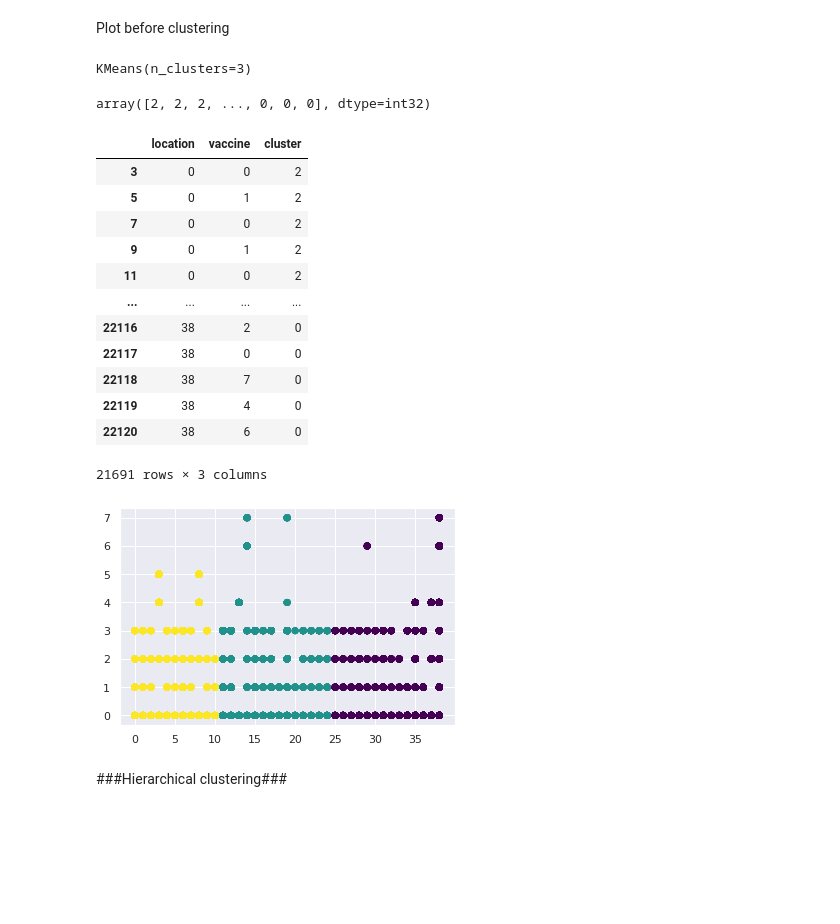
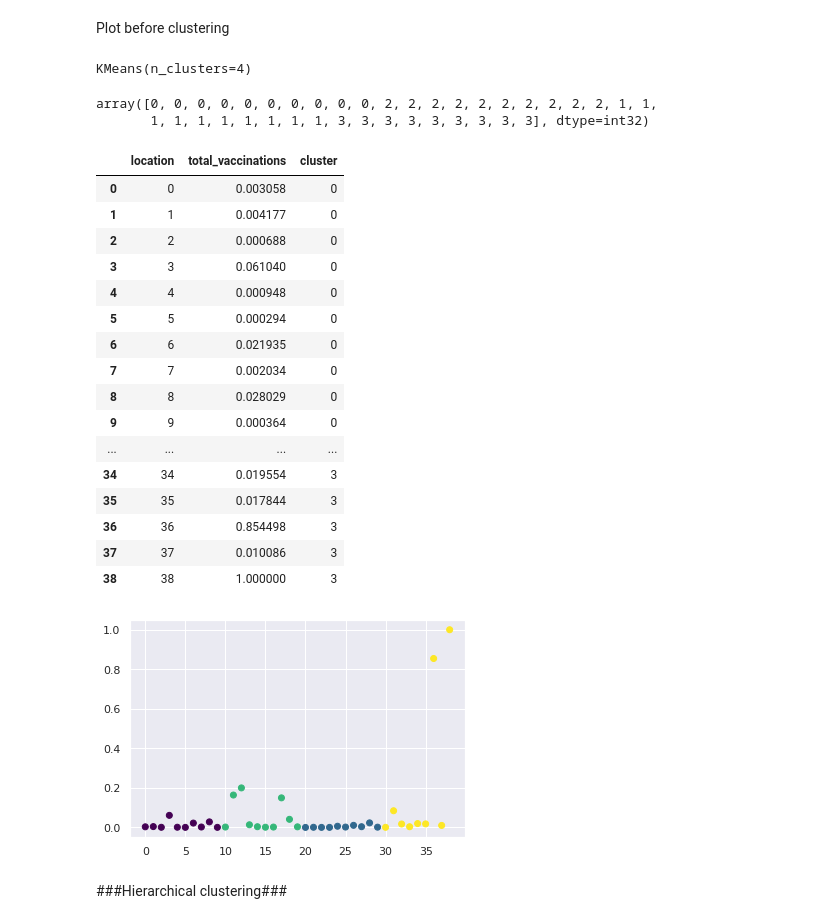
Before and after one commit to mamathaguntu/CMPE255, a Jupyter notebook: Clustering_Assignment/DM_Clustering_Assignment.ipynb, the cells around one changed output. Saved outputs shown, nothing was run; the diff lists cells and outputs as text; code cells hidden in the pictures; blank space fills up the shorter version.

```diff
--- a/Clustering_Assignment/DM_Clustering_Assignment.ipynb
+++ b/Clustering_Assignment/DM_Clustering_Assignment.ipynb
@@ -222,40 +228,45 @@ Plot before clustering
 # %%
 from sklearn.cluster import KMeans
 
-kmeans = KMeans(3)
+kmeans = KMeans(4)
 # %%
-kmeans.fit(x)
+kmeans.fit(sample_data)
 # %% [output]
-KMeans(n_clusters=3)
+KMeans(n_clusters=4)
 # %%
-clusters = kmeans.fit_predict(x)
+clusters = kmeans.fit_predict(sample_data)
 clusters
 # %% [output]
-array([2, 2, 2, ..., 0, 0, 0], dtype=int32)
+array([0, 0, 0, 0, 0, 0, 0, 0, 0, 0, 2, 2, 2, 2, 2, 2, 2, 2, 2, 2, 1, 1,
+       1, 1, 1, 1, 1, 1, 1, 1, 3, 3, 3, 3, 3, 3, 3, 3, 3], dtype=int32)
 # %%
-Clustered_data = mapped_data.copy()
+Clustered_data = sample_data.copy()
 Clustered_data['cluster'] = clusters
 Clustered_data
 # %% [output]
-|  | location | vaccine | cluster |
-| 3 | 0 | 0 | 2 |
-| 5 | 0 | 1 | 2 |
-| 7 | 0 | 0 | 2 |
-| 9 | 0 | 1 | 2 |
-| 11 | 0 | 0 | 2 |
+|  | location | total_vaccinations | cluster |
+| 0 | 0 | 0.003058 | 0 |
+| 1 | 1 | 0.004177 | 0 |
+| 2 | 2 | 0.000688 | 0 |
+| 3 | 3 | 0.061040 | 0 |
+| 4 | 4 | 0.000948 | 0 |
+| 5 | 5 | 0.000294 | 0 |
+| 6 | 6 | 0.021935 | 0 |
+| 7 | 7 | 0.002034 | 0 |
+| 8 | 8 | 0.028029 | 0 |
+| 9 | 9 | 0.000364 | 0 |
 | ... | ... | ... | ... |
-| 22116 | 38 | 2 | 0 |
-| 22117 | 38 | 0 | 0 |
-| 22118 | 38 | 7 | 0 |
-| 22119 | 38 | 4 | 0 |
-| 22120 | 38 | 6 | 0 |
+| 34 | 34 | 0.019554 | 3 |
+| 35 | 35 | 0.017844 | 3 |
+| 36 | 36 | 0.854498 | 3 |
+| 37 | 37 | 0.010086 | 3 |
+| 38 | 38 | 1.000000 | 3 |
-21691 rows × 3 columns
 # %%
-plt.scatter(Clustered_data['location'], Clustered_data['vaccine'], c= Clustered_data['cluster'], cmap='viridis')
+plt.scatter(Clustered_data['location'], Clustered_data['total_vaccinations'], c= Clustered_data['cluster'], cmap='viridis')
 
 plt.show()
 # %% [output]
-[figure, old version]
+[figure, new version]
 # %% [markdown]
 ###Hierarchical clustering###
 # %%
```
Also changed, not shown: parts of 35 cells of this notebook.
